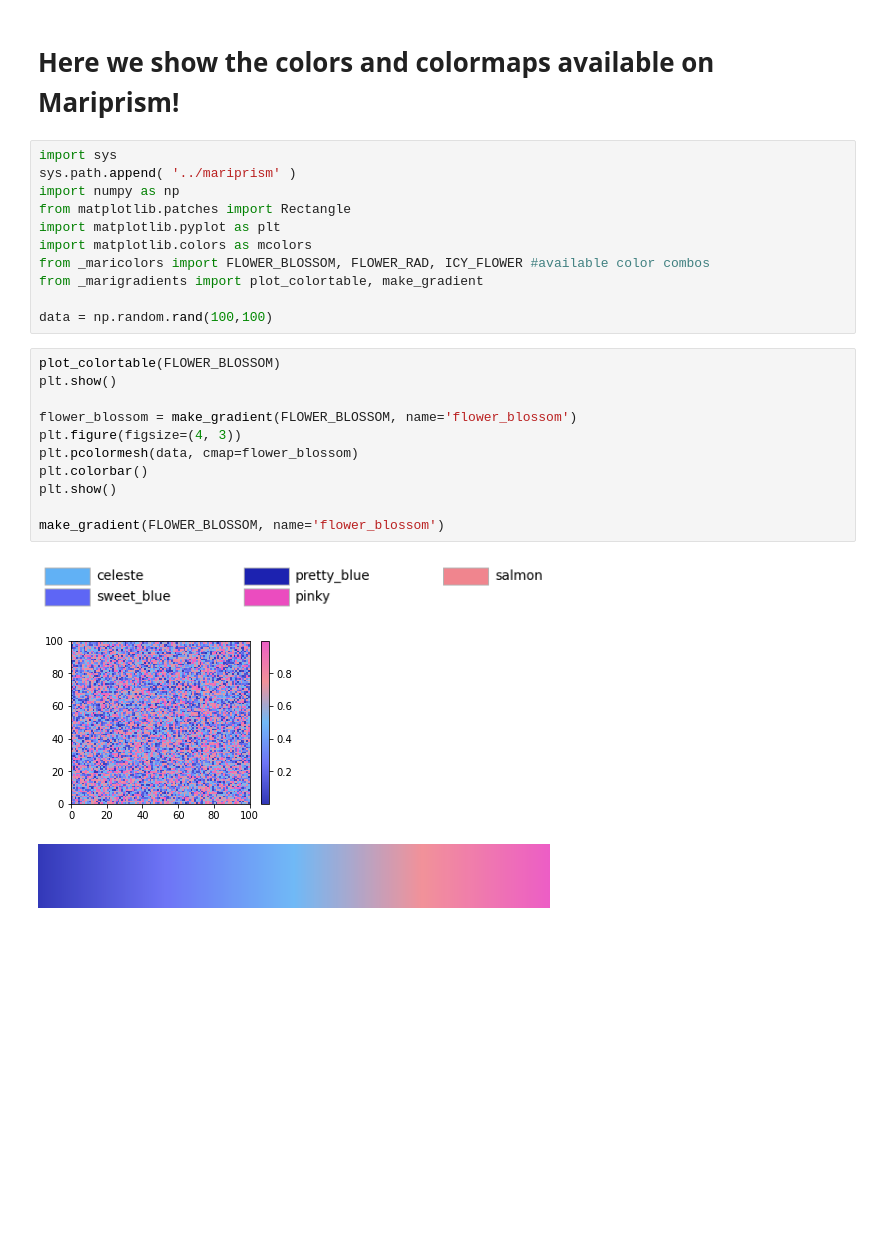
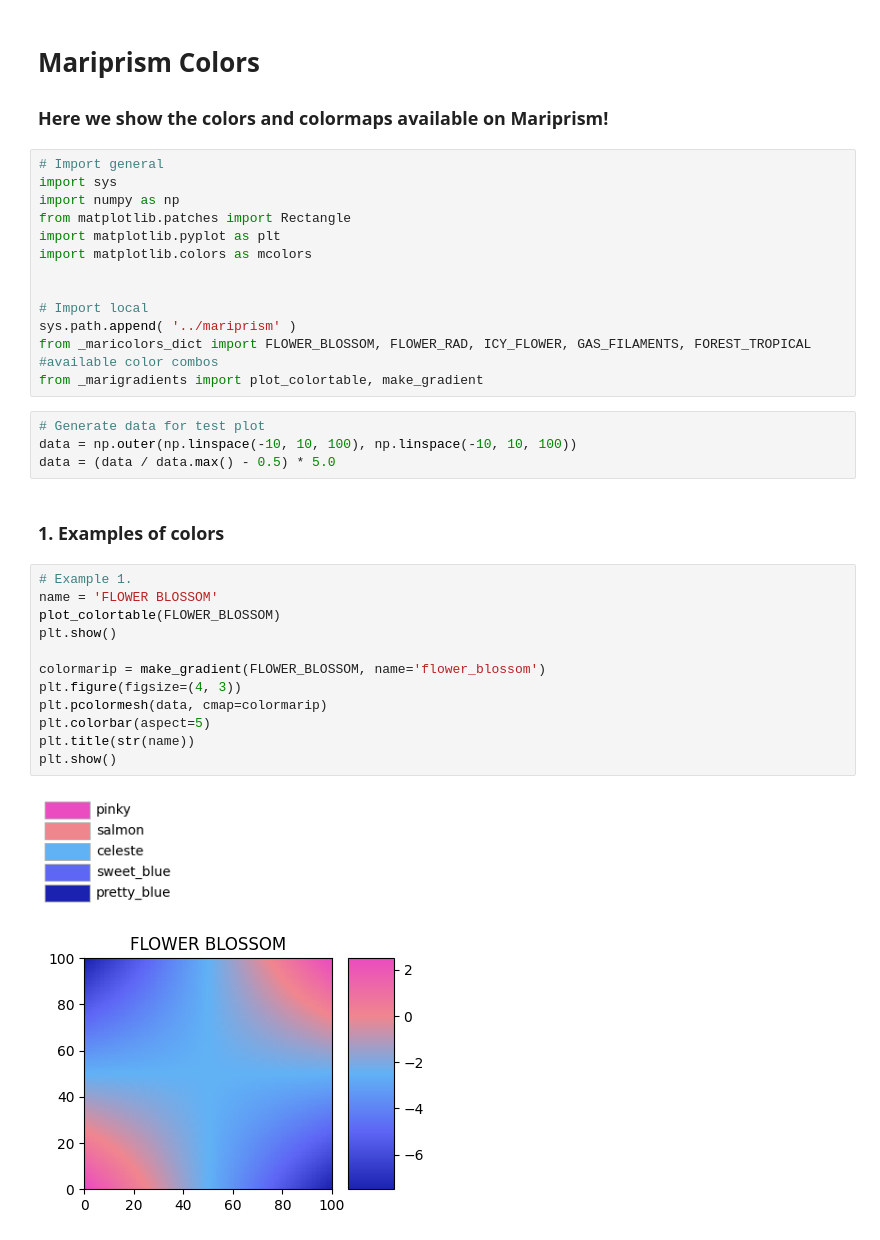
Before and after one commit to Astro-Sisters/mariprism, a Jupyter notebook: examples/maricolors.ipynb, the cells around one changed output. Drawn from its saved outputs; the diff is of its cells as text; blank space fills up the shorter version.

Commit message:
added some colors and little cleaning

```diff
--- a/examples/maricolors.ipynb
+++ b/examples/maricolors.ipynb
@@ -1,29 +1,40 @@
 # %% [markdown]
-# Here we show the colors and colormaps available on Mariprism!
+# Mariprism Colors
+
+
+### Here we show the colors and colormaps available on Mariprism!
 # %%
+# Import general
 import sys
-sys.path.append( '../mariprism' )
 import numpy as np
 from matplotlib.patches import Rectangle
 import matplotlib.pyplot as plt
 import matplotlib.colors as mcolors
-from _maricolors import FLOWER_BLOSSOM, FLOWER_RAD, ICY_FLOWER #available color combos
+
+
+# Import local
+sys.path.append( '../mariprism' )
+from _maricolors_dict import FLOWER_BLOSSOM, FLOWER_RAD, ICY_FLOWER, GAS_FILAMENTS, FOREST_TROPICAL #available color combos
 from _marigradients import plot_colortable, make_gradient
-
-data = np.random.rand(100,100)
+# %%
+# Generate data for test plot
+data = np.outer(np.linspace(-10, 10, 100), np.linspace(-10, 10, 100))
+data = (data / data.max() - 0.5) * 5.0
+# %% [markdown]
+### 1. Examples of colors
 # %%
+# Example 1.
+name = 'FLOWER BLOSSOM'
 plot_colortable(FLOWER_BLOSSOM)
 plt.show()
 
-flower_blossom = make_gradient(FLOWER_BLOSSOM, name='flower_blossom')
+colormarip = make_gradient(FLOWER_BLOSSOM, name='flower_blossom')
 plt.figure(figsize=(4, 3))
-plt.pcolormesh(data, cmap=flower_blossom)
-plt.colorbar()
+plt.pcolormesh(data, cmap=colormarip)
+plt.colorbar(aspect=5)
+plt.title(str(name))
 plt.show()
-
-make_gradient(FLOWER_BLOSSOM, name='flower_blossom')
 # %% [output]
-[figure, old version]
+[figure, new version]
-[figure, old version]
+[figure, new version]
-[figure, removed]
 # %%
```
Also changed, not shown: parts of 3 cells of this notebook, 4 other files.
